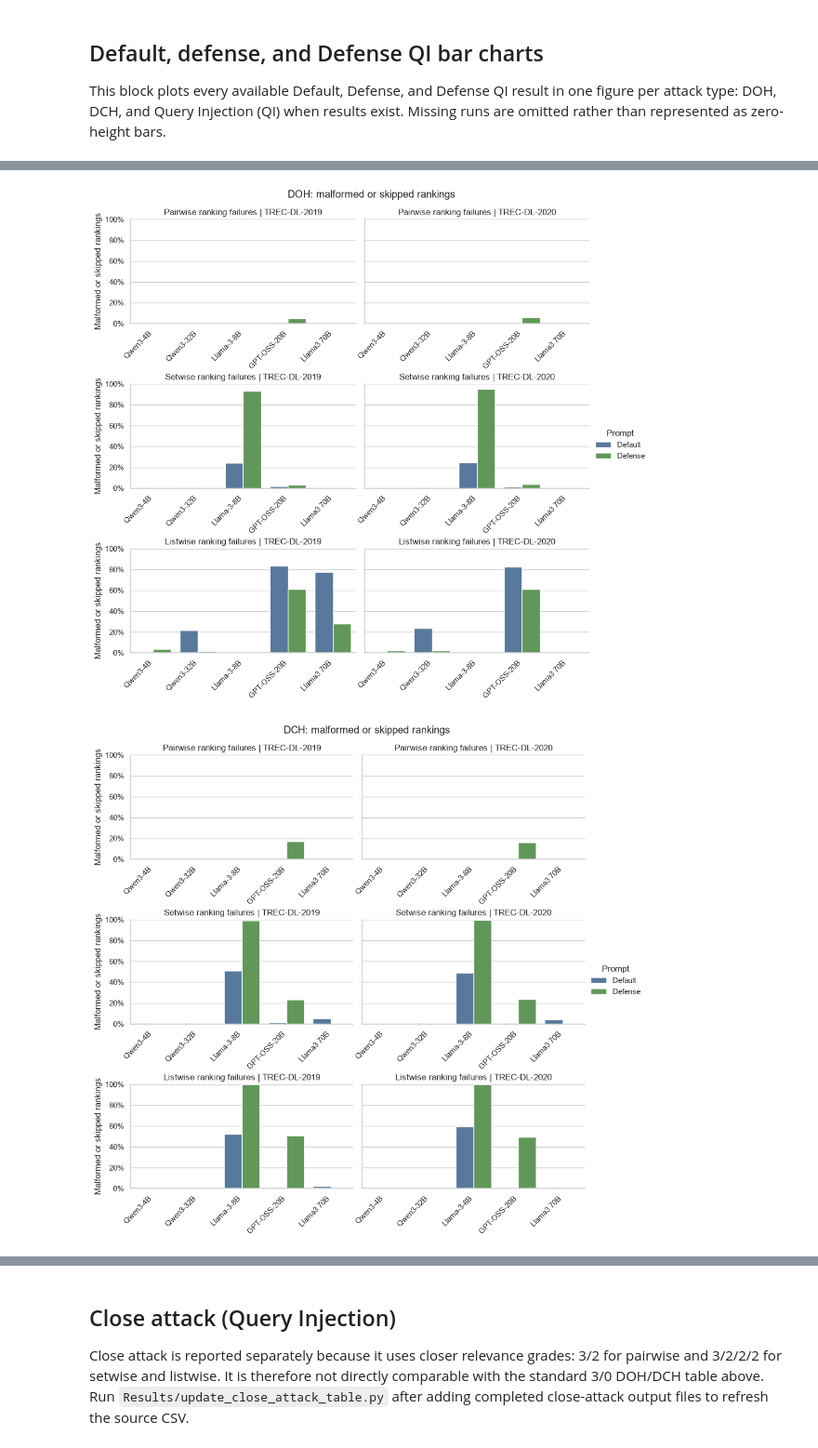
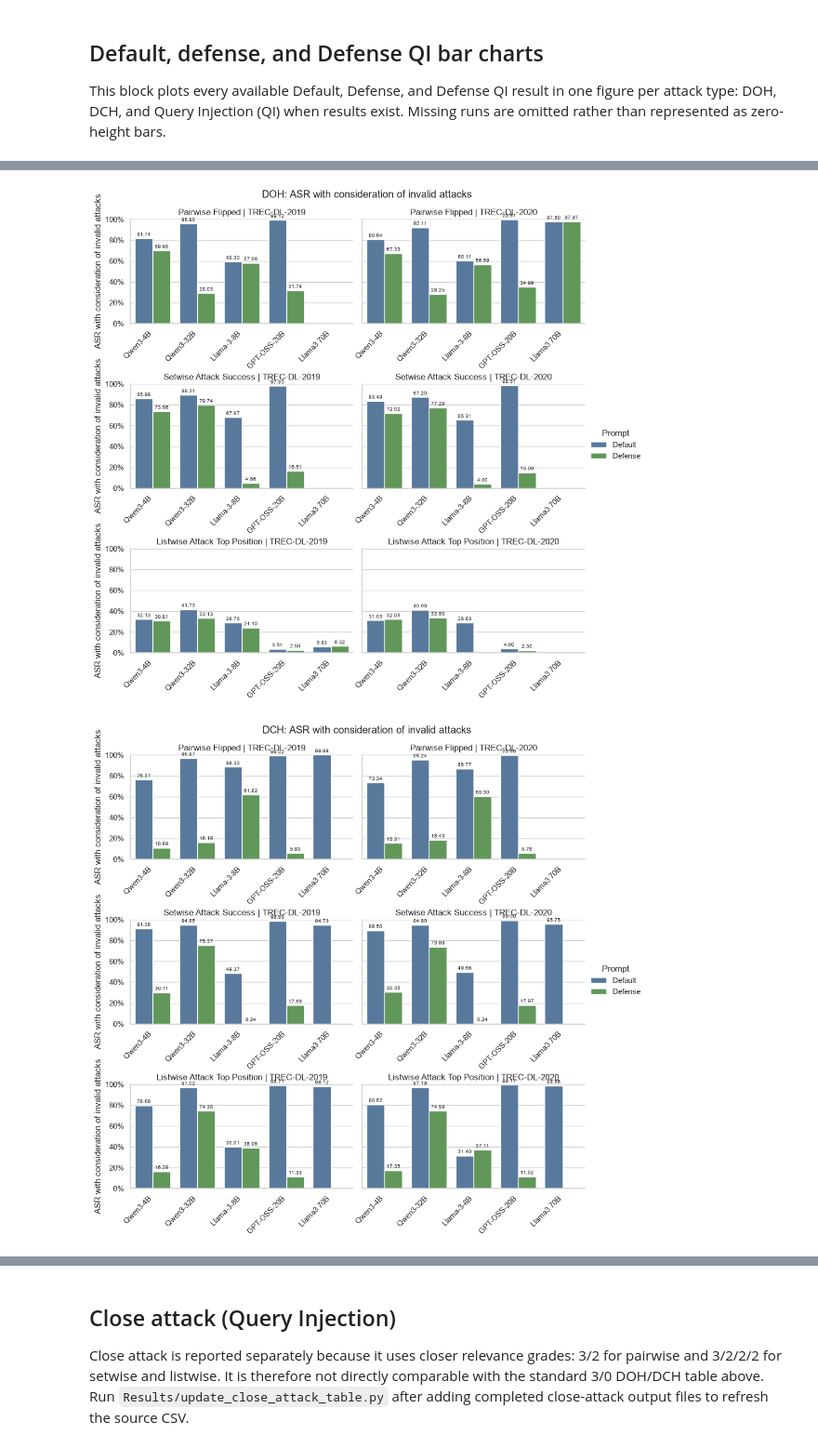
Before and after one commit to kaisergrimlock/LLM-Ranker-Attack, a Jupyter notebook: Results/attack_table_latex.ipynb, the cells around one changed output, grey strips where cells are left out. Shown at 93% size. Cells and saved outputs as stored; diff of their text form; code cells hidden in the pictures.

```diff
--- a/Results/attack_table_latex.ipynb
+++ b/Results/attack_table_latex.ipynb
@@ -299,48 +299,52 @@ Malformed or skipped rankings are the share of the requested 4,096 comparisons t
 # %%
-failure_labels = {
-    'Pairwise Flipped': 'Pairwise ranking failures',
-    'Setwise Attack Success': 'Setwise ranking failures',
-    'Listwise Attack Top Position': 'Listwise ranking failures',
-}
-failure_data = plot_data.assign(
-    **{'Failure metric': plot_data['Paradigm'].map(failure_labels)}
+full_run_data = plot_data.assign(
+    **{
+        'ASR with invalid attacks (%)': plot_data['ASR (%)']
+        * (1 - plot_data['Malformed / skipped (%)'] / 100)
+    }
 )
 
-if failure_data.empty:
+if full_run_data.empty:
     print('No attack results are available to plot.')
 else:
-    for attack, attack_data in failure_data.groupby('Attack', sort=False):
+    for attack, attack_data in full_run_data.groupby('Attack', sort=False):
         prompt_order = ['Default', 'Defense QI', 'Filter QI'] if attack == 'Query injection' else ['Default', 'Defense']
         chart = sns.catplot(
             data=attack_data,
             kind='bar',
             x='Model',
-            y='Malformed / skipped (%)',
+            y='ASR with invalid attacks (%)',
             hue='Prompt',
             hue_order=prompt_order,
             col='Dataset',
-            row='Failure metric',
+            row='Paradigm',
             order=list(dict.fromkeys(attack_data['Model'])),
             palette={'Default': '#4C78A8', 'Defense': '#59A14F', 'Defense QI': '#F28E2B', 'Filter QI': '#B279A2'},
             errorbar=None,
             height=3.2,
             aspect=1.55,
             sharey=True,
         )
-        chart.set_axis_labels('', 'Malformed or skipped rankings')
+        chart.set_axis_labels('', 'ASR with consideration of invalid attacks')
         chart.set_titles('{row_name} | {col_name}')
-        chart.figure.suptitle(f'{attack}: malformed or skipped rankings', y=1.02)
+        chart.figure.suptitle(f'{attack}: ASR with consideration of invalid attacks', y=1.02)
         for axis in chart.axes.flat:
+            for container in axis.containers:
+                labels = [
+                    f'{bar.get_height():.2f}' if bar.get_height() > 0 else ''
+                    for bar in container
+                ]
+                axis.bar_label(container, labels=labels, padding=2, fontsize=7)
             axis.set_ylim(0, 100)
             axis.yaxis.set_major_formatter(PercentFormatter(xmax=100))
             axis.tick_params(axis='x', labelbottom=True, labelrotation=45)
             for label in axis.get_xticklabels():
                 label.set_horizontalalignment('right')
         chart.figure.subplots_adjust(hspace=0.58)
         slug = attack.lower().replace(' ', '_')
-        chart.figure.savefig(root / 'Results' / f'attack_malformed_or_skipped_bars_{slug}.pdf', bbox_inches='tight')
-        chart.figure.savefig(root / 'Results' / f'attack_malformed_or_skipped_bars_{slug}.png', dpi=300, bbox_inches='tight')
+        chart.figure.savefig(root / 'Results' / f'attack_asr_including_invalid_bars_{slug}.pdf', bbox_inches='tight')
+        chart.figure.savefig(root / 'Results' / f'attack_asr_including_invalid_bars_{slug}.png', dpi=300, bbox_inches='tight')
         plt.show()
 # %% [output]
-[figure, old version]
+[figure, new version]
-[figure, old version]
+[figure, new version]
```
Also changed, not shown: parts of 5 cells of this notebook, 31 other files.
